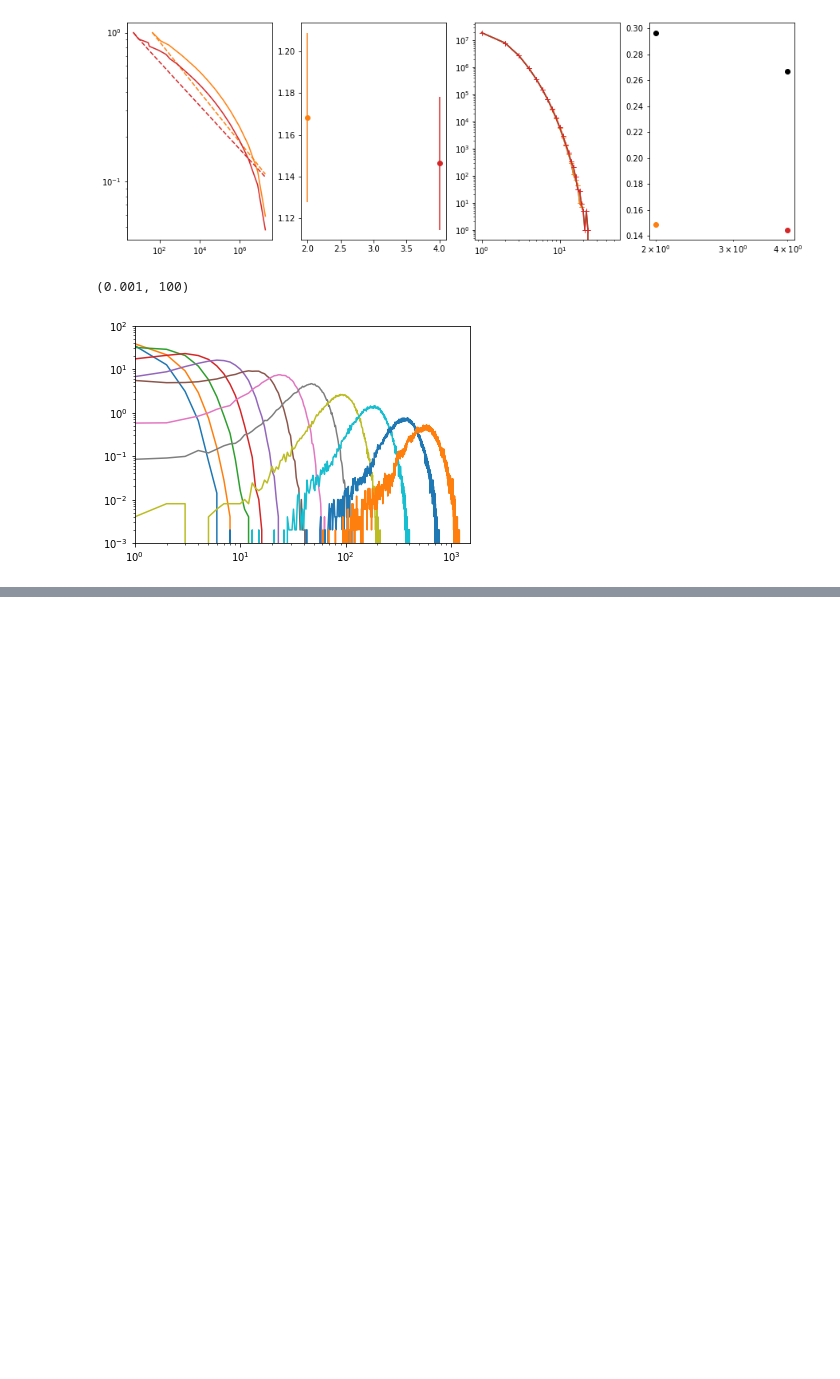
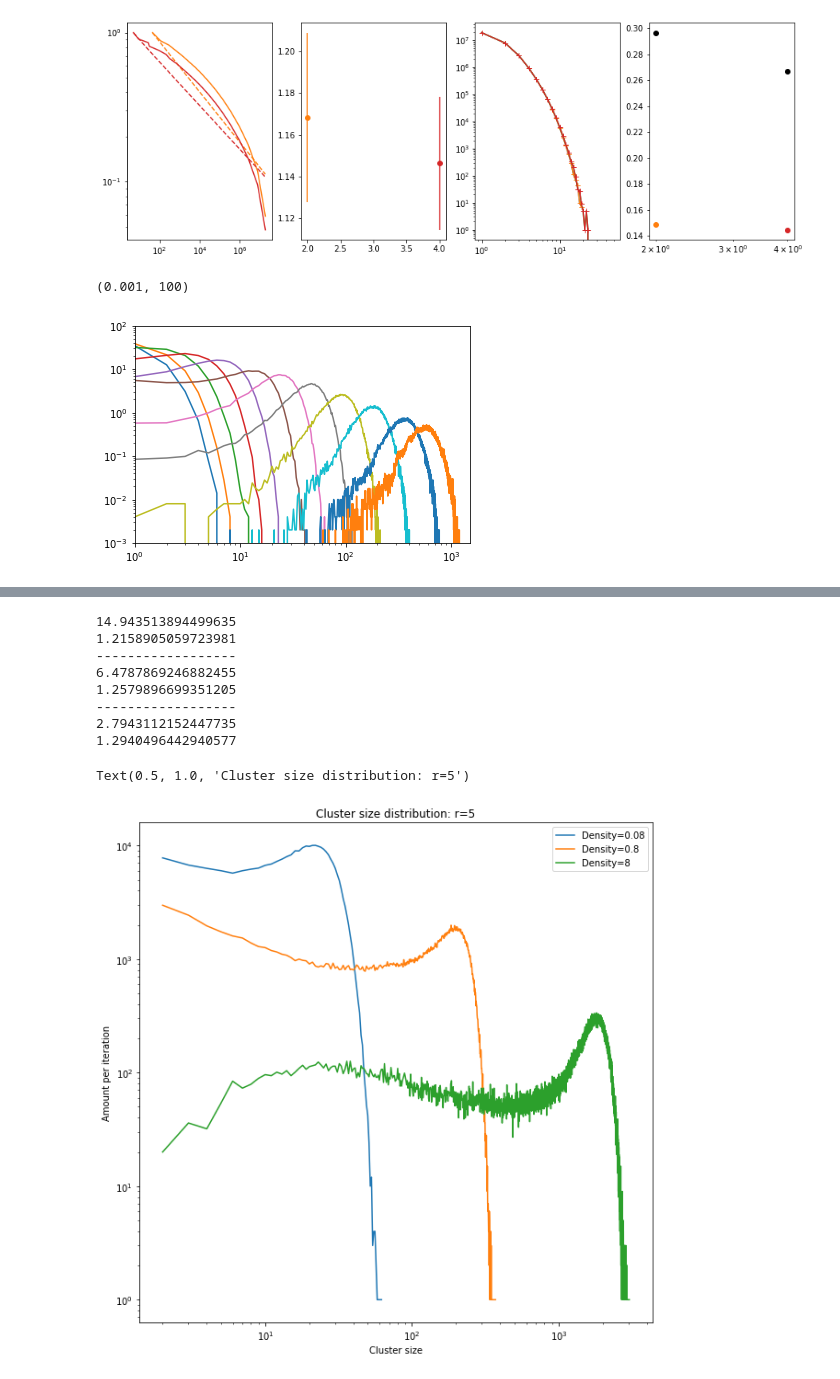
Before and after one commit to Sennevw/Masters-thesis, a Jupyter notebook: dataverwerking.ipynb, the cells around one changed output, grey strips where cells are left out. Drawn from its saved outputs; the diff is of its cells as text; code cells hidden in the pictures; blank space fills up the shorter version.

```diff
--- a/dataverwerking.ipynb
+++ b/dataverwerking.ipynb
@@ -265,0 +346,39 @@ plt.ylim(0.001, 100)
+# %%
+plt.figure(figsize=(10, 10))
+size, amount = np.loadtxt("Pref_growth/3D_tree_r5.000000_0.080000.txt", skiprows=1, unpack=True)
+size = size[1:]
+amount = amount[1:]
+plt.loglog(size, amount, label="Density=0.08")
+print(alpha(amount, 1, 6))
+print(alpha(amount, 30, 100))
+print('------------------')
+
+size, amount = np.loadtxt("Pref_growth/3D_tree_r5.000000_0.800000.txt", skiprows=1, unpack=True)
+size = size[1:]
+amount = amount[1:]
+plt.loglog(size, amount, label="Density=0.8")
+print(alpha(amount, 1, 80))
+print(alpha(amount, 250, 1000))
+print('------------------')
+
+size, amount = np.loadtxt("Pref_growth/3D_tree_r5.000000_8.000000.txt", skiprows=1, unpack=True)
+size = size[1:]
+amount = amount[1:]
+plt.loglog(size, amount, label="Density=8")
+print(alpha(amount, 30, 300))
+print(alpha(amount, 2000, 3000))
+plt.legend()
+plt.xlabel("Cluster size")
+plt.ylabel("Amount per iteration")
+plt.title("Cluster size distribution: r=5")
+# %% [output]
+14.943513894499635
+1.2158905059723981
+------------------
+6.4787869246882455
+1.2579896699351205
+------------------
+2.7943112152447735
+1.2940496442940577
+Text(0.5, 1.0, 'Cluster size distribution: r=5')
+[figure, added]
```
Also changed, not shown: parts of 10 cells of this notebook, 11 other files.
